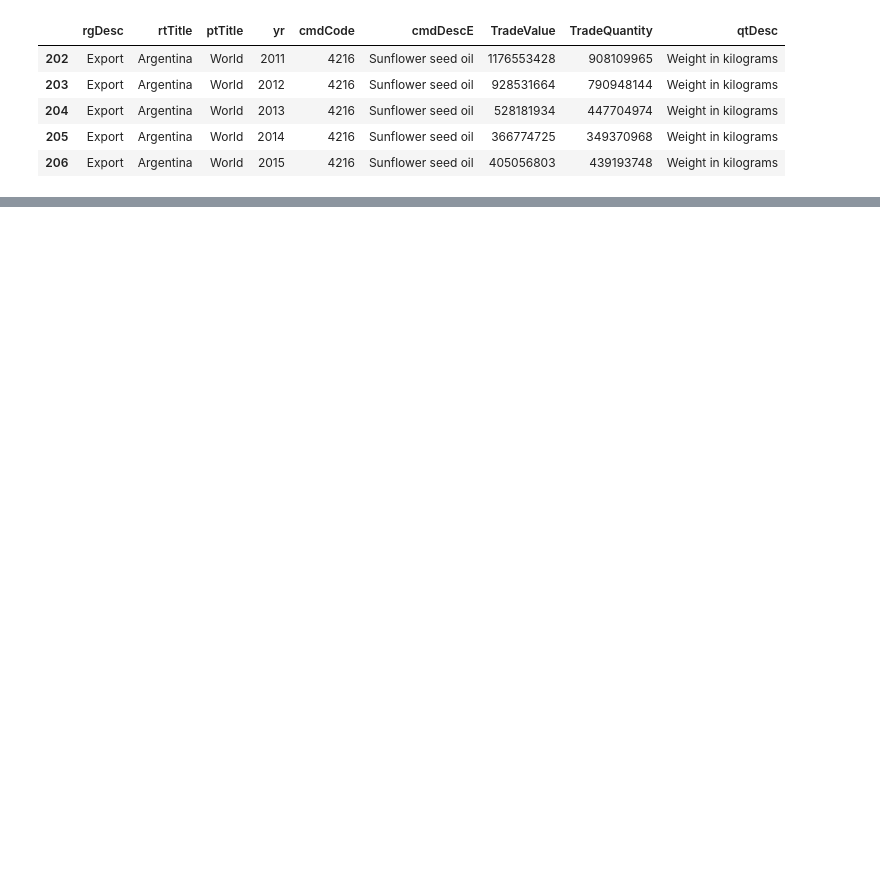
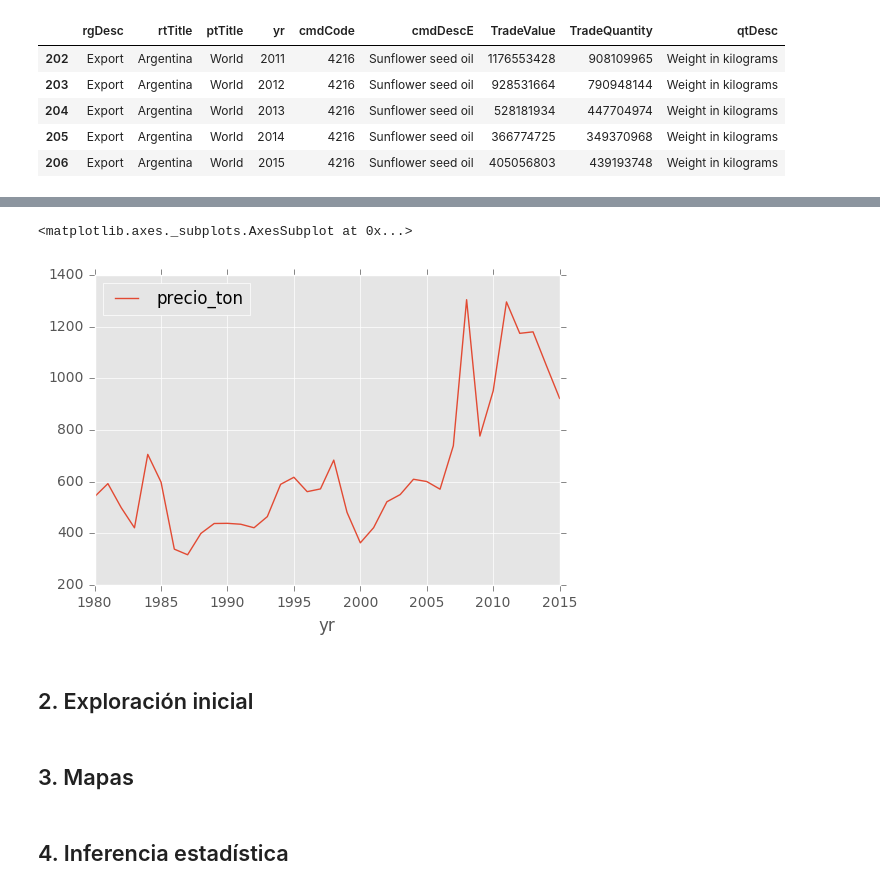
Before and after one commit to datosgobar/taller-analisis-datos-101, a Jupyter notebook: Análisis de datos agrícolas.ipynb, the cells around one changed output, grey strips where cells are left out. Saved outputs shown, nothing was run; the diff lists cells and outputs as text; code cells hidden in the pictures; blank space fills up the shorter version.

```diff
--- a/Análisis de datos agrícolas.ipynb
+++ b/Análisis de datos agrícolas.ipynb
@@ -273,0 +147,13 @@ precios_trigo_wb.merge(precios_trigo, right_index=True, left_index=True).plot.li
+# %%
+precios_girasol = df_comtrade[df_comtrade.cmdCode == "4216"][["yr", "precio_ton"]].sort_values("yr").set_index("yr")
+# %%
+precios_girasol[precios_girasol.index >= 1980].plot.line()
+# %% [output]
+<matplotlib.axes._subplots.AxesSubplot at 0x...>
+[figure, added]
+# %% [markdown]
+## 2. Exploración inicial
+# %% [markdown]
+## 3. Mapas
+# %% [markdown]
+## 4. Inferencia estadística
```
Also changed, not shown: parts of 38 cells of this notebook, 3 other files.
